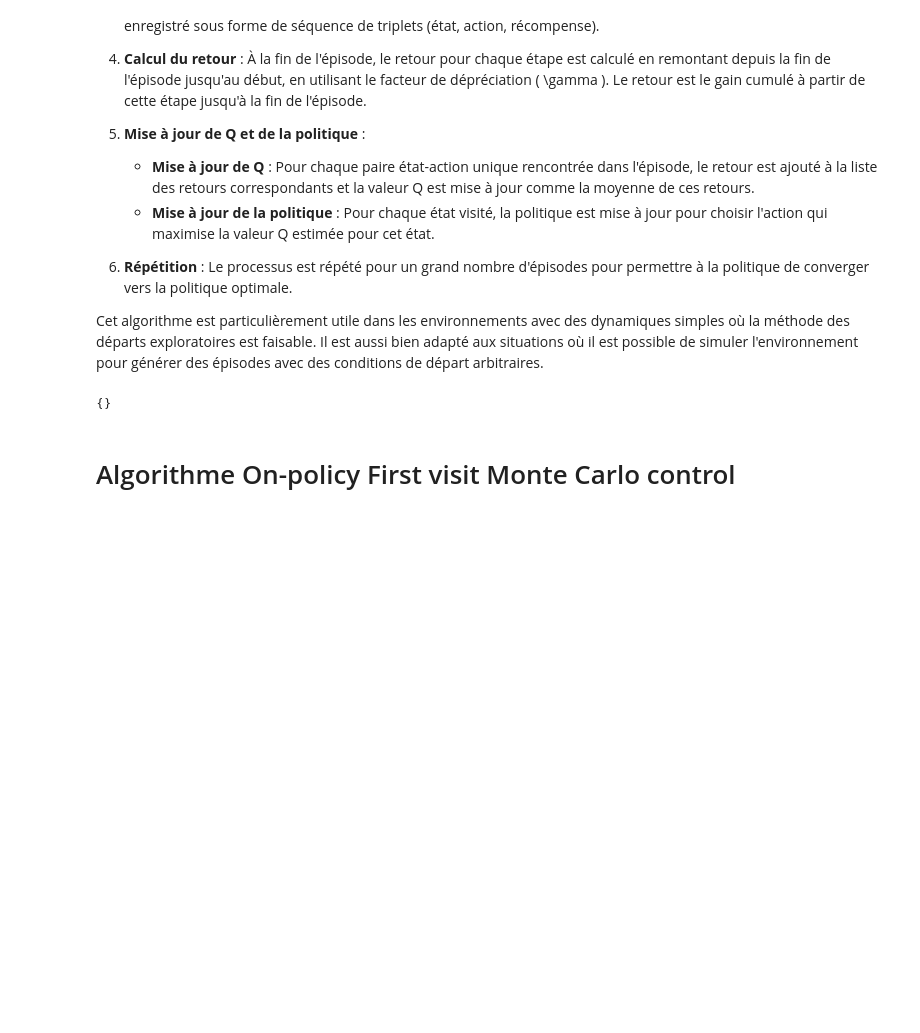
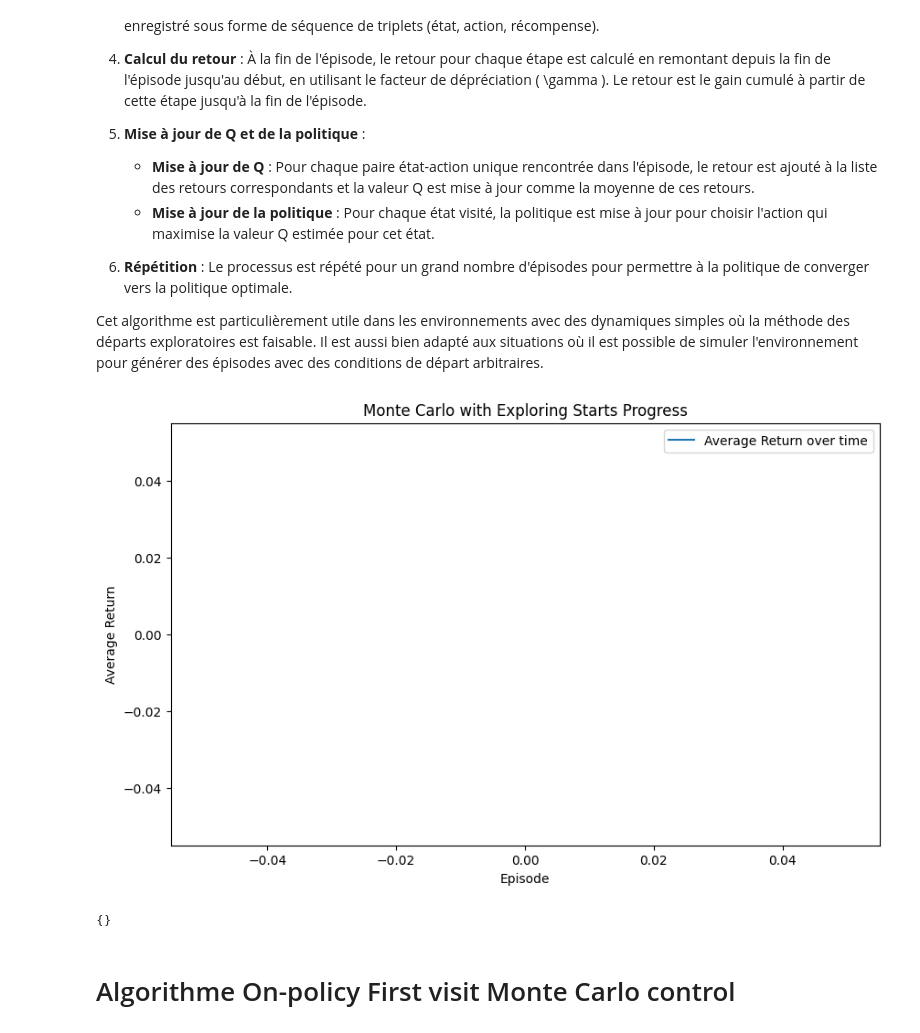
Before and after one commit to alexblch/Projet-Deep-Reinforcement-Learning, a Jupyter notebook: MontyHall_Level_2/mainpy.ipynb, the cells around one changed output. Cells and saved outputs as stored; diff of their text form; code cells hidden in the pictures; blank space fills up the shorter version.

```diff
--- a/MontyHall_Level_2/mainpy.ipynb
+++ b/MontyHall_Level_2/mainpy.ipynb
@@ -115,65 +126,79 @@ L'algorithme de Monte Carlo avec départs exploratoires (ES) est une technique d
 
 Cet algorithme est particulièrement utile dans les environnements avec des dynamiques simples où la méthode des départs exploratoires est faisable. Il est aussi bien adapté aux situations où il est possible de simuler l'environnement pour générer des épisodes avec des conditions de départ arbitraires.
 # %%
-import numpy as np
-from tqdm import tqdm
-from collections import defaultdict
-
 def naive_monte_carlo_with_exploring_starts(env_type, gamma=0.999, nb_iter=10000, max_steps=10):
     Pi = {}
-    Q = defaultdict(lambda: 0.0)
-    Returns = defaultdict(list)
+    Q = {}
+    Returns = {}
+    avg_returns = []
 
     for it in tqdm(range(nb_iter)):
-        env = env_type.from_random_state()
+        env = env_type.from_random_state()  # Assurez-vous que cette méthode initialise correctement
+
         is_first_action = True
         trajectory = []
         steps_count = 0
-
         while not env.is_game_over() and steps_count < max_steps:
             s = env.state_id()
             aa = env.available_actions()
+
+            if s not in Pi:
+                Pi[s] = np.random.choice(aa)
 
             if is_first_action:
                 a = np.random.choice(aa)
                 is_first_action = False
             else:
-                if s not in Pi:
-                    Pi[s] = np.random.choice(aa)
                 a = Pi[s]
 
             prev_score = env.score()
             env.step(a)
             r = env.score() - prev_score
 
             trajectory.append((s, a, r, aa))
             steps_count += 1
 
         G = 0
         for (t, (s, a, r, aa)) in reversed(list(enumerate(trajectory))):
             G = gamma * G + r
 
             if all(map(lambda triplet: triplet[0] != s or triplet[1] != a, trajectory[:t])):
+                if (s, a) not in Returns:
+                    Returns[(s, a)] = []
                 Returns[(s, a)].append(G)
                 Q[(s, a)] = np.mean(Returns[(s, a)])
 
                 best_a = None
-                best_a_score = float('-inf')
+                best_a_score = 0.0
                 for a in aa:
                     if (s, a) not in Q:
                         Q[(s, a)] = np.random.random()
-                    if Q[(s, a)] > best_a_score:
+                    if best_a is None or Q[(s, a)] > best_a_score:
                         best_a = a
                         best_a_score = Q[(s, a)]
 
                 Pi[s] = best_a
+
+        # Calculate the average return for visualization
+        avg_return = np.mean([np.mean(ret) for ret in Returns.values()])
+        avg_returns.append(avg_return)
+
+    # Plot the average return over time
+    plt.figure(figsize=(10, 6))
+    plt.plot(avg_returns, label='Average Return over time')
+    plt.xlabel('Episode')
+    plt.ylabel('Average Return')
+    plt.title('Monte Carlo with Exploring Starts Progress')
+    plt.legend()
+    plt.show()
 
     return Pi
 
 # Run the Monte Carlo ES algorithm
 optimal_policy_mc = naive_monte_carlo_with_exploring_starts(MontyHallEnvLevel2, nb_iter=10000)
 print(optimal_policy_mc)
 # %% [output]
+[figure, added]
 {}
 # %% [markdown]
 # Algorithme On-policy First visit Monte Carlo control
```
Also changed, not shown: parts of 9 cells of this notebook, 33 other files.
